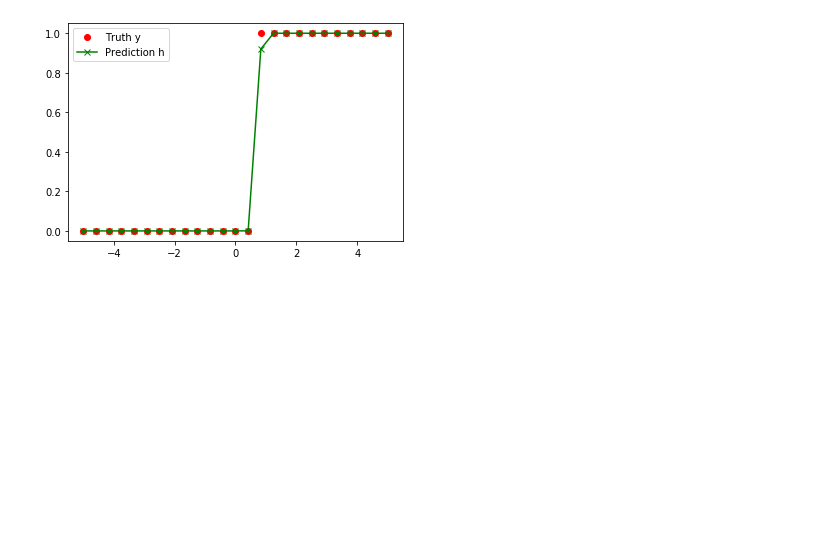
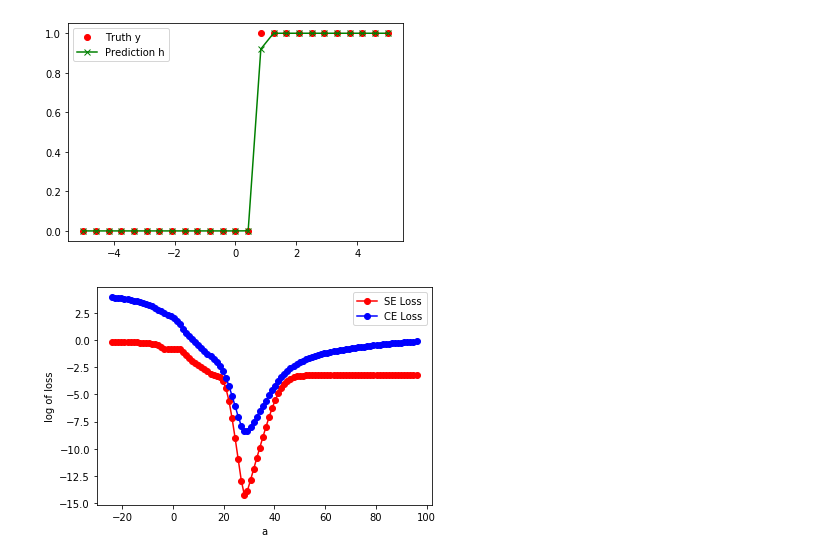
Before and after one commit to drscotthawley/blog_fastpages, a Jupyter notebook: _notebooks/2017-11-22-Convex-Loss-Test.ipynb, the cells around one changed output. Drawn from its saved outputs; the diff is of its cells as text; code cells hidden in the pictures; blank space fills up the shorter version.

Commit message:
added everything but first picture

```diff
--- a/_notebooks/2017-11-22-Convex-Loss-Test.ipynb
+++ b/_notebooks/2017-11-22-Convex-Loss-Test.ipynb
@@ -73,3 +81,38 @@ plt.show()
 # %% [output]
 Prediction guess: a = 23.999999999999982 , b = -17.55359999999999
 [figure]
+# %%
+# define a couple loss functions
+def calc_se_loss(y_arr, h_arr):  # squared error loss
+    return np.mean( (y_arr - h_arr)**2)
+
+def calc_ce_loss(y_arr, h_arr):  # cross-entropy loss, related to Kullback-Liebler divergence
+    eps = 1.0e-16   # added to avoid log(0) errors
+    return -np.mean( y_arr*np.log(h_arr) + (1-y_arr)*np.log(1-h_arr+eps) )    # elementwise multiplication
+# %%
+# 1D plot
+# define parameter space over which to plot
+num_a = 100
+a_arr = np.linspace(-a_guess,4*a_guess,num_a)
+b_arr = b_guess + 0*a_arr  # make at the b's all the same value for this first plot.
+
+se_loss = []
+ce_loss = []
+for i in range(a_arr.shape[0]): # cycle through all the values of a and b, getting a different loss for each
+    h_arr = h(x_arr, a_arr[i], b_arr[i])
+    se_loss.append( calc_se_loss(y_arr, h_arr) )
+    ce_loss.append( calc_ce_loss(y_arr, h_arr) )
+
+# plot 1-d version
+fig = plt.figure()
+ax = fig.gca()
+ax.set_xlabel('a')
+#ax.set_ylim(2.38, 2.41)   # zoom in on flat part on the right
+
+plt.plot(a_arr, np.log(se_loss),'o-',color='red',label="SE Loss")
+plt.plot(a_arr, np.log(ce_loss),'o-',color='blue',label="CE Loss")
+ax.set_ylabel("log of loss")
+plt.legend()
+plt.show()
+# %% [output]
+[figure, added]
```
Also changed, not shown: parts of 8 cells of this notebook.
